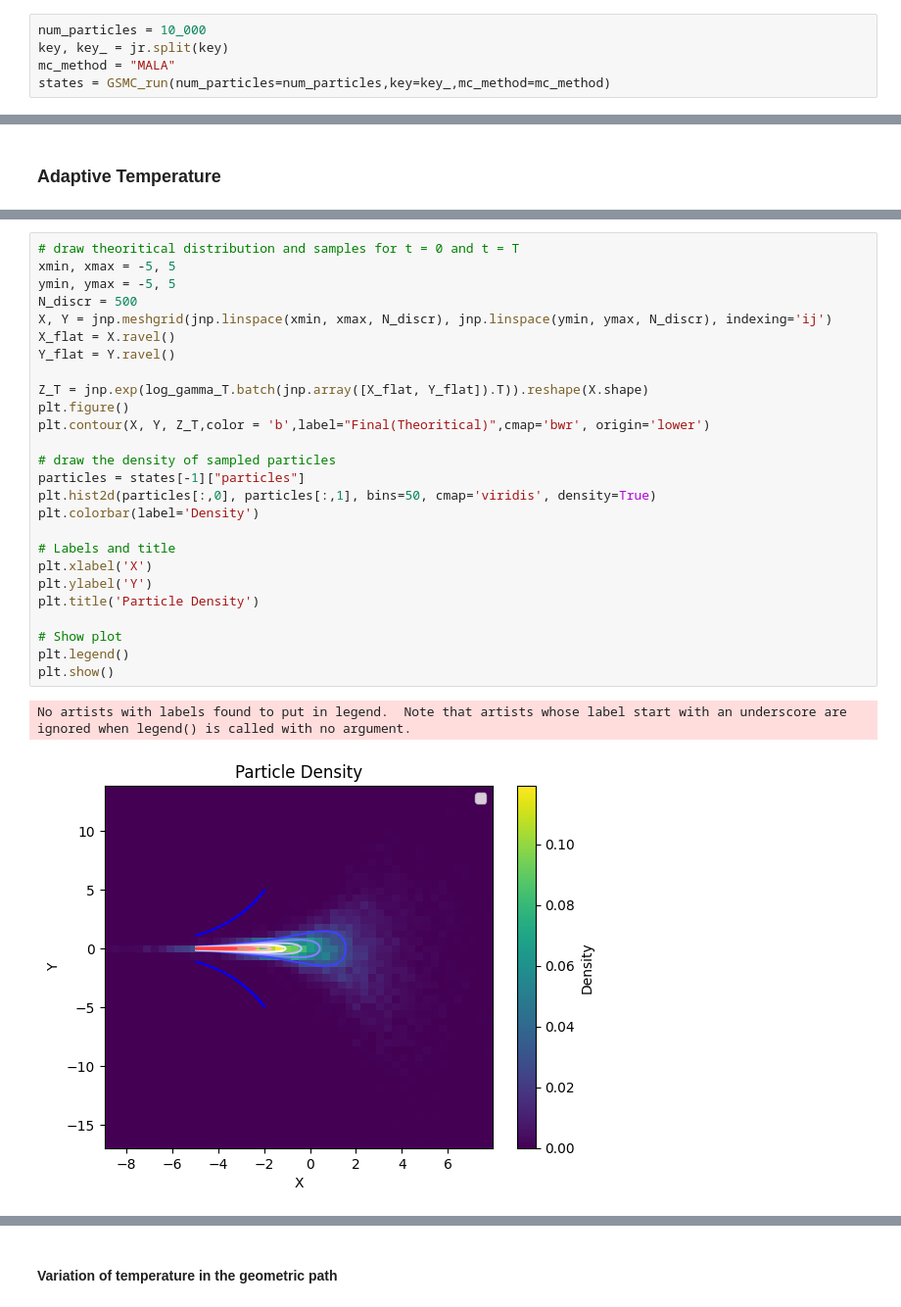
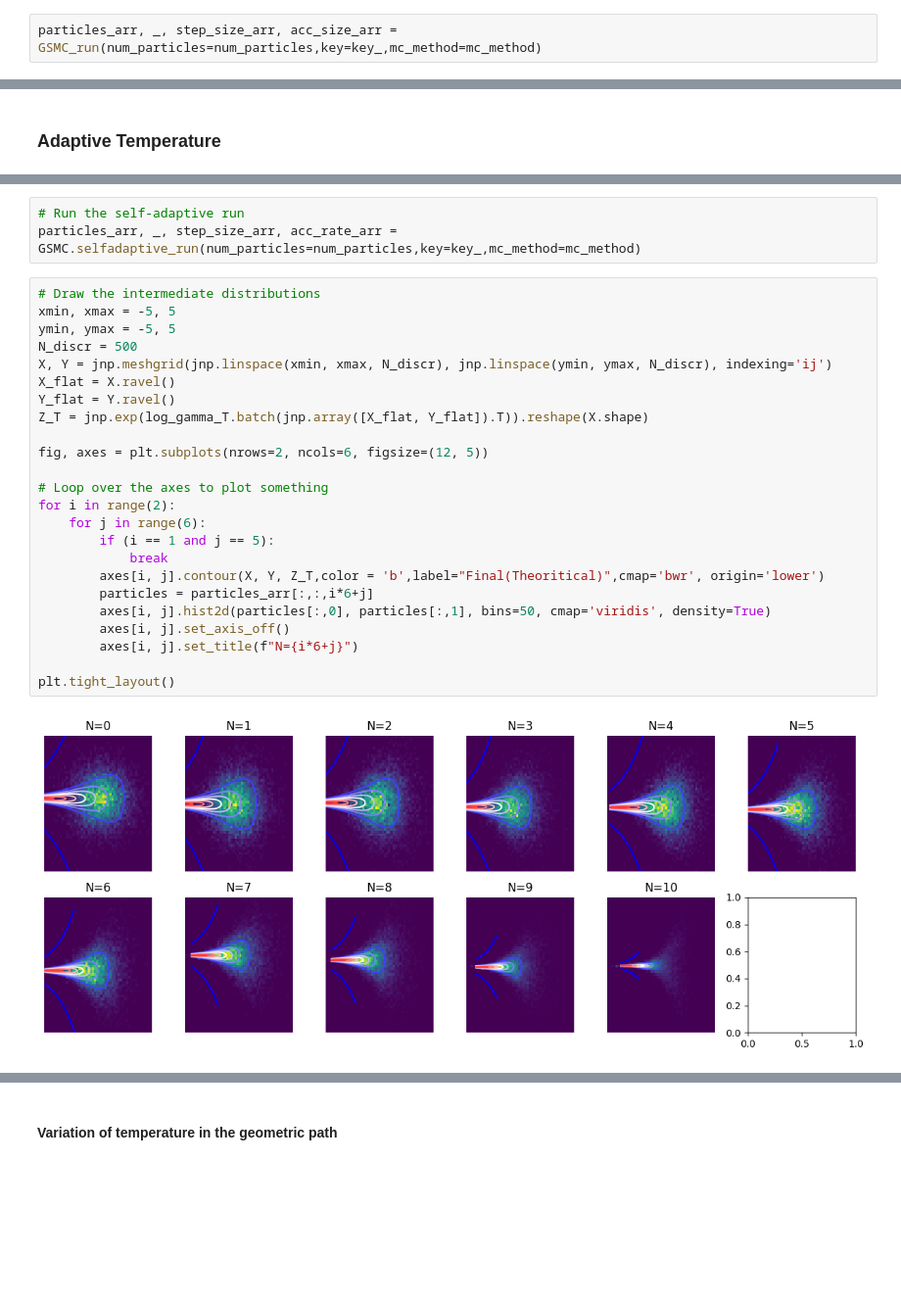
Before and after one commit to alexxthiery/mcjax, a Jupyter notebook: notebooks/sequential_mc/smc.ipynb, the cells around one changed output, grey strips where cells are left out. Shown at 98% size. Drawn from its saved outputs; the diff is of its cells as text; blank space fills up the shorter version.

```diff
--- a/notebooks/sequential_mc/smc.ipynb
+++ b/notebooks/sequential_mc/smc.ipynb
@@ -48,6 +48,3 @@ GSMC_run = jax.jit(GSMC.run, static_argnums=(0,2))
 # %%
-num_particles = 10_000
-key, key_ = jr.split(key)
-mc_method = "MALA"
-states = GSMC_run(num_particles=num_particles,key=key_,mc_method=mc_method)
+particles_arr, _, step_size_arr, acc_size_arr = GSMC_run(num_particles=num_particles,key=key_,mc_method=mc_method)
 # %%
@@ -89,31 +128,31 @@ states = GSMC.selfadaptive_run(num_particles=num_particles,key=key_,mc_method=mc
+# %%
+# Run the self-adaptive run
+particles_arr, _, step_size_arr, acc_rate_arr = GSMC.selfadaptive_run(num_particles=num_particles,key=key_,mc_method=mc_method)
 # %%
-# draw theoritical distribution and samples for t = 0 and t = T
+# Draw the intermediate distributions
 xmin, xmax = -5, 5
 ymin, ymax = -5, 5
 N_discr = 500
 X, Y = jnp.meshgrid(jnp.linspace(xmin, xmax, N_discr), jnp.linspace(ymin, ymax, N_discr), indexing='ij')
 X_flat = X.ravel()
 Y_flat = Y.ravel()
+Z_T = jnp.exp(log_gamma_T.batch(jnp.array([X_flat, Y_flat]).T)).reshape(X.shape)
 
-Z_T = jnp.exp(log_gamma_T.batch(jnp.array([X_flat, Y_flat]).T)).reshape(X.shape)
-plt.figure()
-plt.contour(X, Y, Z_T,color = 'b',label="Final(Theoritical)",cmap='bwr', origin='lower')
+fig, axes = plt.subplots(nrows=2, ncols=6, figsize=(12, 5))
 
-# draw the density of sampled particles
-particles = states[-1]["particles"]
-plt.hist2d(particles[:,0], particles[:,1], bins=50, cmap='viridis', density=True)
-plt.colorbar(label='Density')
+# Loop over the axes to plot something
+for i in range(2):
+    for j in range(6):
+        if (i == 1 and j == 5):
+            break
+        axes[i, j].contour(X, Y, Z_T,color = 'b',label="Final(Theoritical)",cmap='bwr', origin='lower')
+        particles = particles_arr[:,:,i*6+j]
+        axes[i, j].hist2d(particles[:,0], particles[:,1], bins=50, cmap='viridis', density=True)
+        axes[i, j].set_axis_off()
+        axes[i, j].set_title(f"N={i*6+j}")
 
-# Labels and title
-plt.xlabel('X')
-plt.ylabel('Y')
-plt.title('Particle Density')
-
-# Show plot
-plt.legend()
-plt.show()
+plt.tight_layout()
 # %% [output]
-No artists with labels found to put in legend.  Note that artists whose label start with an underscore are ignored when legend() is called with no argument.
-[figure, old version]
+[figure, new version]
 # %%
 plt.figure()
```
Also changed, not shown: parts of 15 cells of this notebook, 5 other files.
